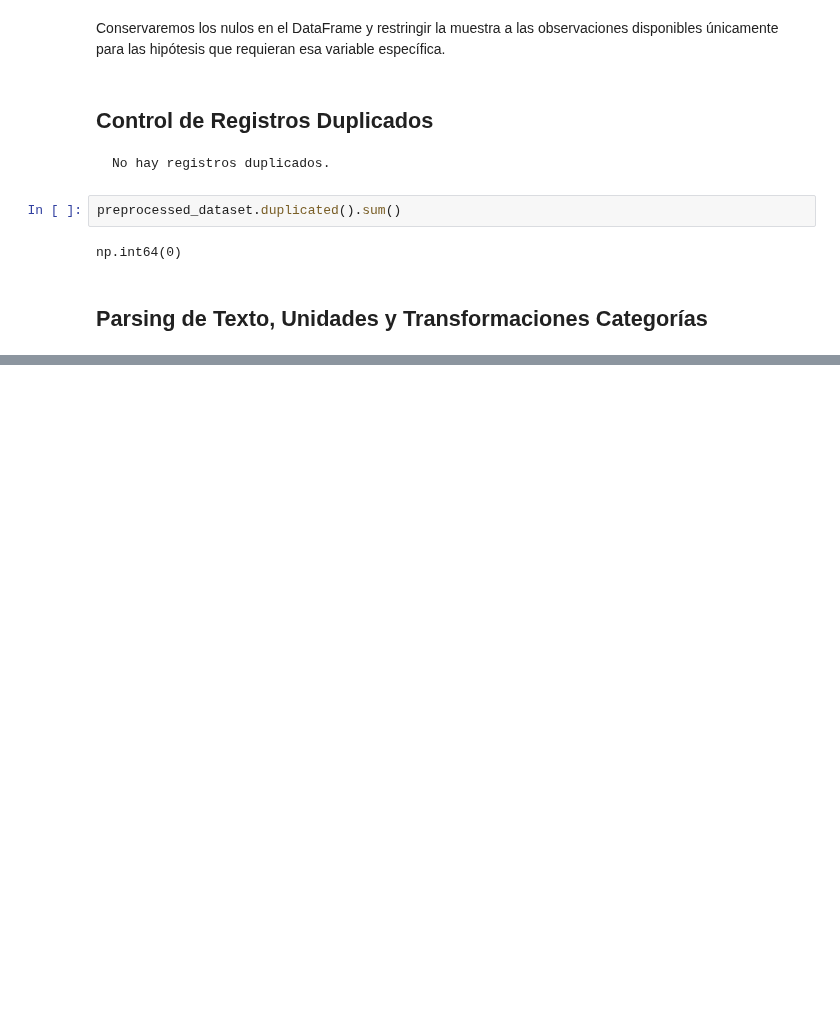
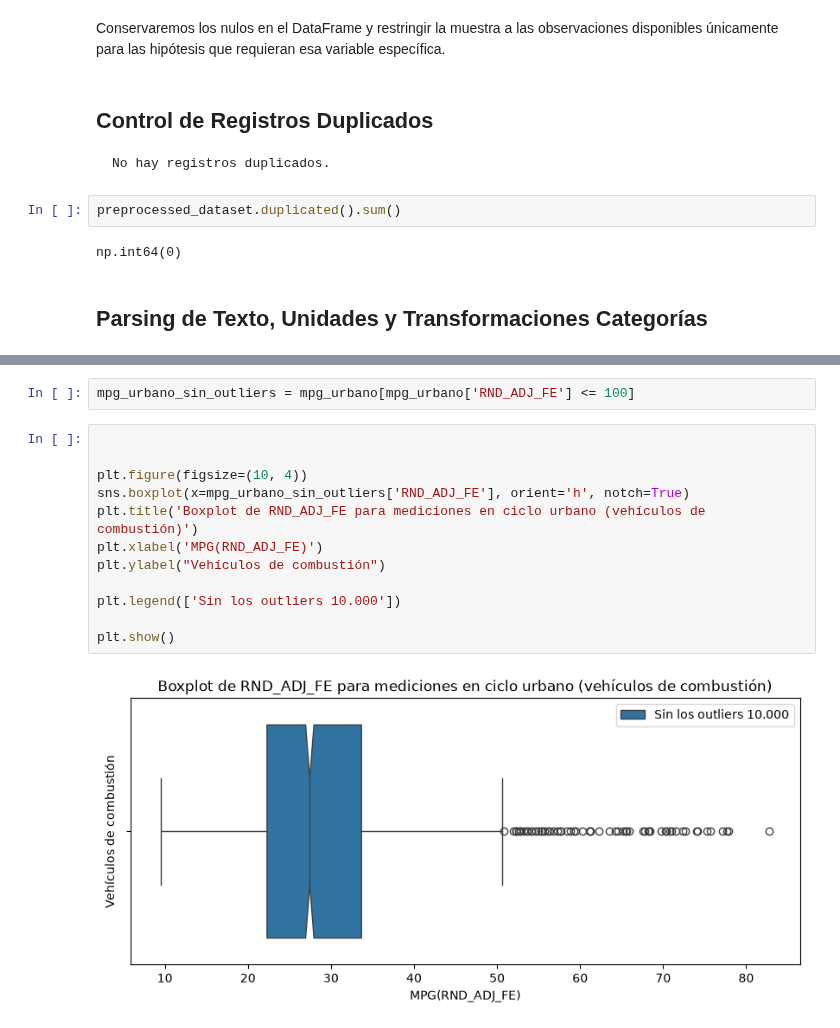
Before and after one commit to mdelrosariocoronado/tpe_fundamentos_2026, a Jupyter notebook: entrega.ipynb, the cells around one changed output, grey strips where cells are left out. Drawn from its saved outputs; the diff is of its cells as text; blank space fills up the shorter version.

```diff
--- a/entrega.ipynb
+++ b/entrega.ipynb
@@ -342,0 +433,16 @@ np.int64(0)
+# %%
+mpg_urbano_sin_outliers = mpg_urbano[mpg_urbano['RND_ADJ_FE'] <= 100]
+# %%
+
+
+plt.figure(figsize=(10, 4))
+sns.boxplot(x=mpg_urbano_sin_outliers['RND_ADJ_FE'], orient='h', notch=True)
+plt.title('Boxplot de RND_ADJ_FE para mediciones en ciclo urbano (vehículos de combustión)')
+plt.xlabel('MPG(RND_ADJ_FE)')
+plt.ylabel("Vehículos de combustión")
+
+plt.legend(['Sin los outliers 10.000'])
+
+plt.show()
+# %% [output]
+[figure, added]
```
Also changed, not shown: parts of 10 cells of this notebook.
